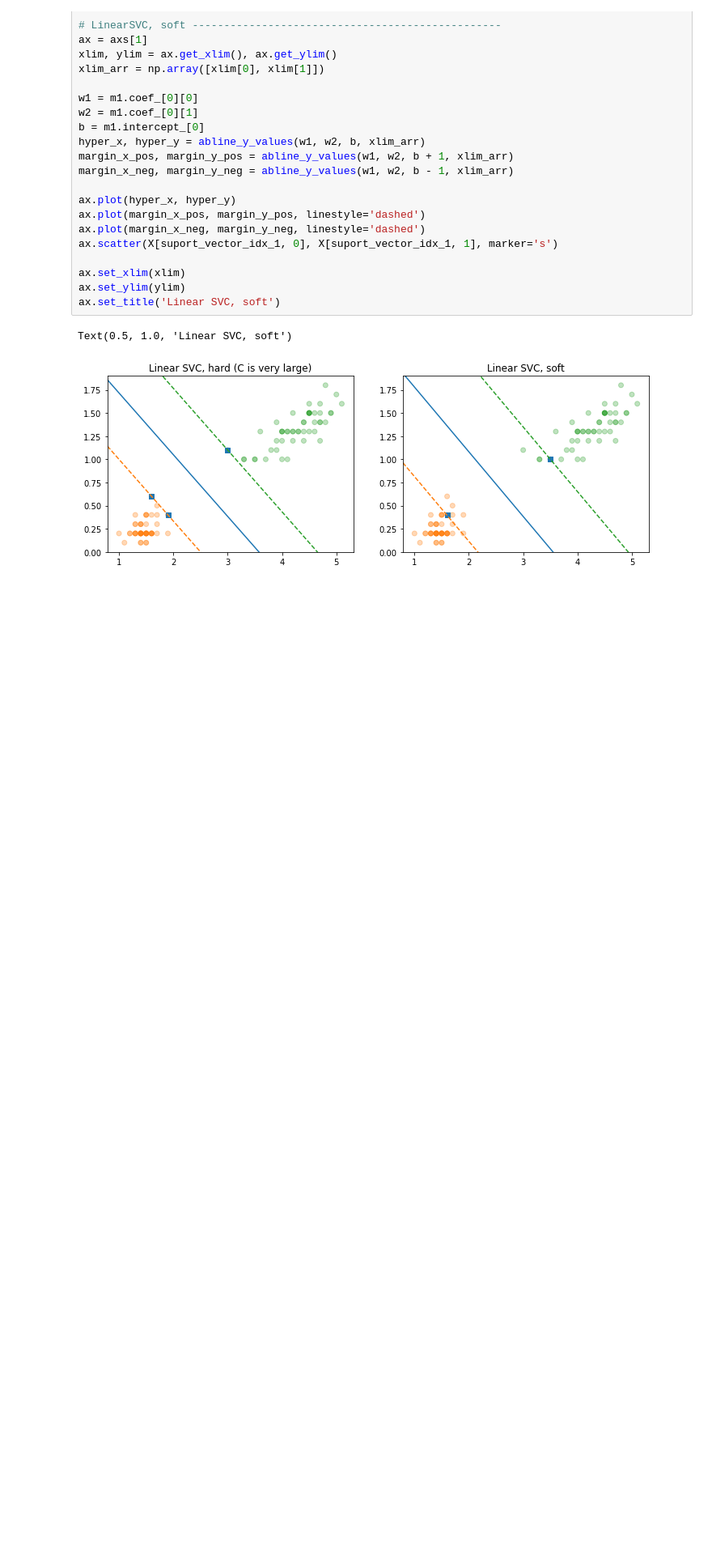
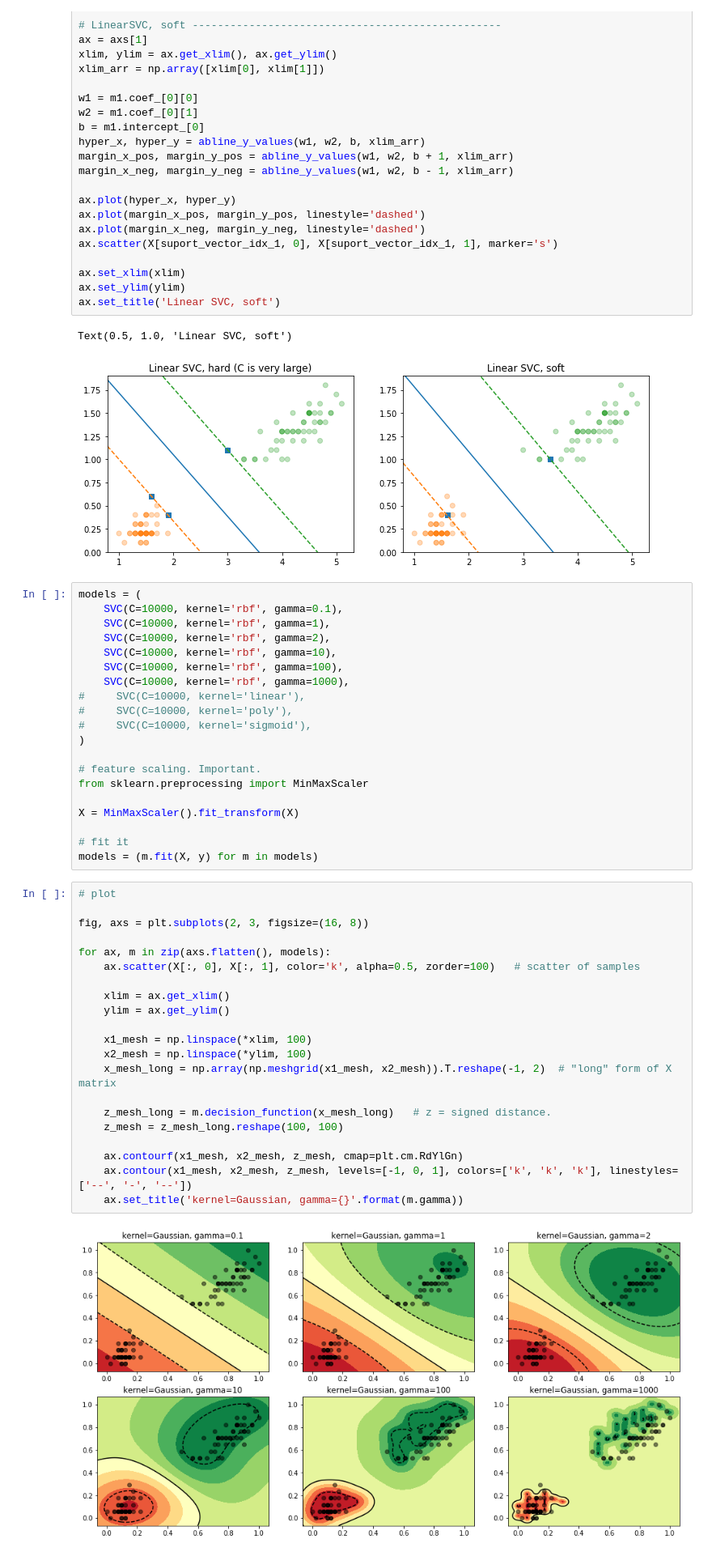
Before and after one commit to JiaRu2016/LiHang_StatisticalLearningMethod, a Jupyter notebook: C7-SVM/SVM.ipynb, the cells around one changed output. Shown: that part at 81% size. Drawn from its saved outputs; the diff is of its cells as text; blank space fills up the shorter version.

Commit message:
iris data, kernel

```diff
--- a/C7-SVM/SVM.ipynb
+++ b/C7-SVM/SVM.ipynb
@@ -328,3 +319,46 @@ ax.set_title('Linear SVC, soft')
 # %% [output]
 Text(0.5, 1.0, 'Linear SVC, soft')
 [figure]
+# %%
+models = (
+    SVC(C=10000, kernel='rbf', gamma=0.1),
+    SVC(C=10000, kernel='rbf', gamma=1),
+    SVC(C=10000, kernel='rbf', gamma=2),
+    SVC(C=10000, kernel='rbf', gamma=10),
+    SVC(C=10000, kernel='rbf', gamma=100),
+    SVC(C=10000, kernel='rbf', gamma=1000),
+#     SVC(C=10000, kernel='linear'),
+#     SVC(C=10000, kernel='poly'),
+#     SVC(C=10000, kernel='sigmoid'),
+)
+
+# feature scaling. Important.
+from sklearn.preprocessing import MinMaxScaler
+
+X = MinMaxScaler().fit_transform(X)
+
+# fit it
+models = (m.fit(X, y) for m in models)
+# %%
+# plot
+
+fig, axs = plt.subplots(2, 3, figsize=(16, 8))
+
+for ax, m in zip(axs.flatten(), models):
+    ax.scatter(X[:, 0], X[:, 1], color='k', alpha=0.5, zorder=100)   # scatter of samples
+
+    xlim = ax.get_xlim()
+    ylim = ax.get_ylim()
+
+    x1_mesh = np.linspace(*xlim, 100)
+    x2_mesh = np.linspace(*ylim, 100)
+    x_mesh_long = np.array(np.meshgrid(x1_mesh, x2_mesh)).T.reshape(-1, 2)  # "long" form of X matrix
+
+    z_mesh_long = m.decision_function(x_mesh_long)   # z = signed distance.
+    z_mesh = z_mesh_long.reshape(100, 100)
+
+    ax.contourf(x1_mesh, x2_mesh, z_mesh, cmap=plt.cm.RdYlGn)
+    ax.contour(x1_mesh, x2_mesh, z_mesh, levels=[-1, 0, 1], colors=['k', 'k', 'k'], linestyles=['--', '-', '--'])
+    ax.set_title('kernel=Gaussian, gamma={}'.format(m.gamma))
+# %% [output]
+[figure, added]
```
Also changed, not shown: parts of 21 cells of this notebook.
